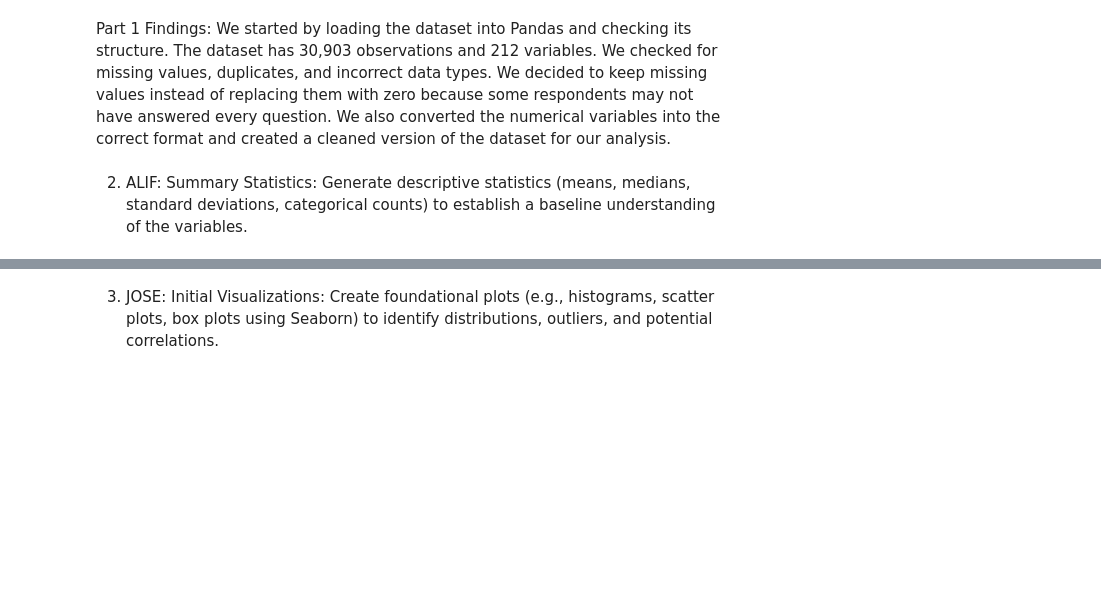
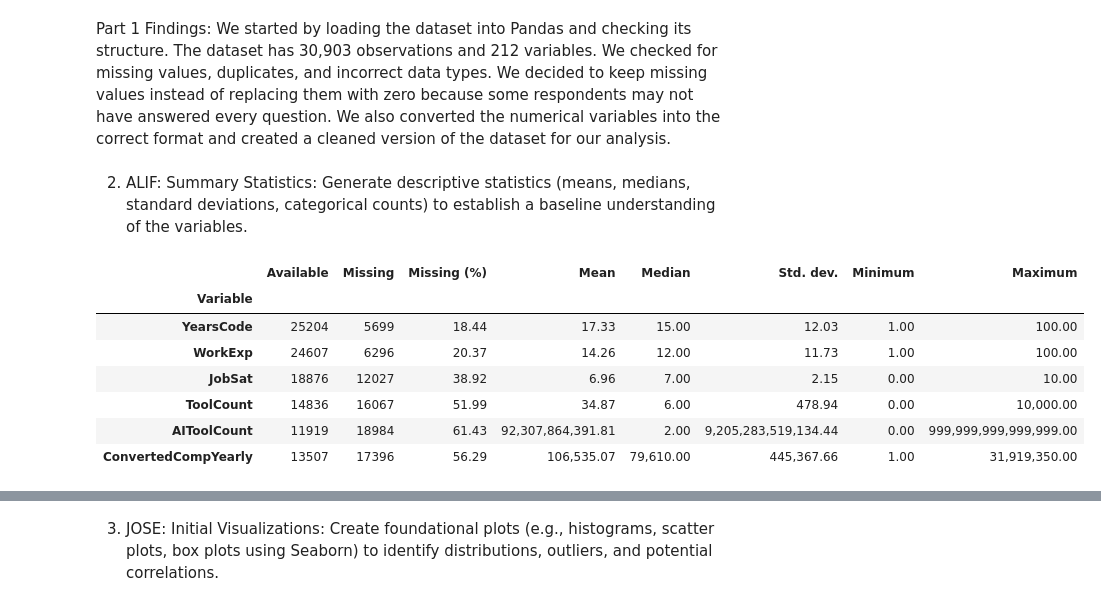
Before and after one commit to Paradise166/cmpsc105-project, a Jupyter notebook: analysis.ipynb, the cells around one changed output, grey strips where cells are left out. Drawn from its saved outputs; the diff is of its cells as text; code cells hidden in the pictures; blank space fills up the shorter version.

Commit message:
Complete Alif's summary statistics

```diff
--- a/analysis.ipynb
+++ b/analysis.ipynb
@@ -169,3 +169,41 @@ Part 1 Findings:
 We started by loading the dataset into Pandas and checking its structure. The dataset has 30,903 observations and 212 variables. We checked for missing values, duplicates, and incorrect data types. We decided to keep missing values instead of replacing them with zero because some respondents may not have answered every question. We also converted the numerical variables into the correct format and created a cleaned version of the dataset for our analysis.
 # %% [markdown]
 2. ALIF: Summary Statistics: Generate descriptive statistics (means, medians, standard deviations, categorical counts) to establish a baseline understanding of the variables.
+# %%
+# Alif: Summary statistics for numerical variables
+summary_columns = [
+    "YearsCode", "WorkExp", "JobSat",
+    "ToolCount", "AIToolCount", "ConvertedCompYearly"
+]
+
+summary_values = clean[summary_columns]
+
+# Missing answers are excluded from each variable's calculations.
+numeric_summary = pd.DataFrame({
+    "Available": summary_values.count(),
+    "Missing": summary_values.isna().sum(),
+    "Missing (%)": summary_values.isna().mean() * 100,
+    "Mean": summary_values.mean(),
+    "Median": summary_values.median(),
+    "Std. dev.": summary_values.std(ddof=1),
+    "Minimum": summary_values.min(),
+    "Maximum": summary_values.max()
+})
+
+numeric_summary.index.name = "Variable"
+
+# Show two decimal places without changing the underlying values.
+with pd.option_context(
+    "display.float_format", "{:,.2f}".format,
+    "display.max_columns", None
+):
+    display(numeric_summary)
+# %% [output]
+|  | Available | Missing | Missing (%) | Mean | Median | Std. dev. | Minimum | Maximum |
+| Variable |  |  |  |  |  |  |  |  |
+| YearsCode | 25204 | 5699 | 18.44 | 17.33 | 15.00 | 12.03 | 1.00 | 100.00 |
+| WorkExp | 24607 | 6296 | 20.37 | 14.26 | 12.00 | 11.73 | 1.00 | 100.00 |
+| JobSat | 18876 | 12027 | 38.92 | 6.96 | 7.00 | 2.15 | 0.00 | 10.00 |
+| ToolCount | 14836 | 16067 | 51.99 | 34.87 | 6.00 | 478.94 | 0.00 | 10,000.00 |
+| AIToolCount | 11919 | 18984 | 61.43 | 92,307,864,391.81 | 2.00 | 9,205,283,519,134.44 | 0.00 | 999,999,999,999,999.00 |
+| ConvertedCompYearly | 13507 | 17396 | 56.29 | 106,535.07 | 79,610.00 | 445,367.66 | 1.00 | 31,919,350.00 |
```
Also changed, not shown: parts of 3 cells of this notebook.
